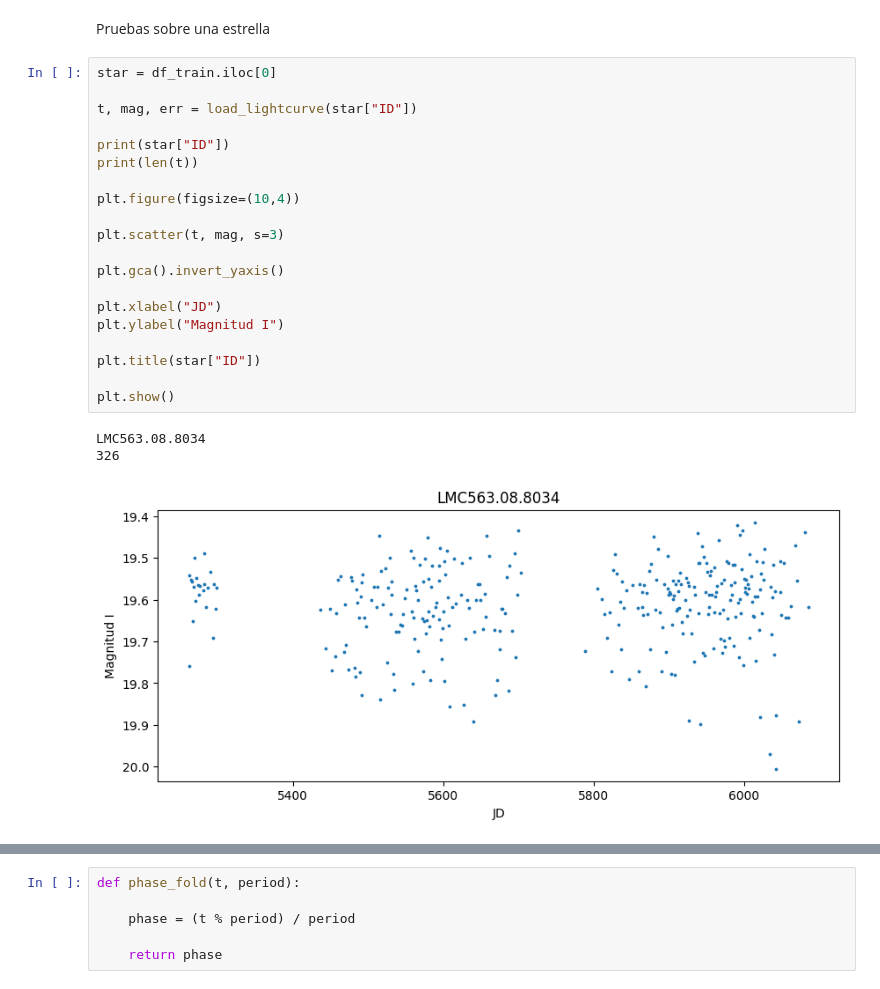
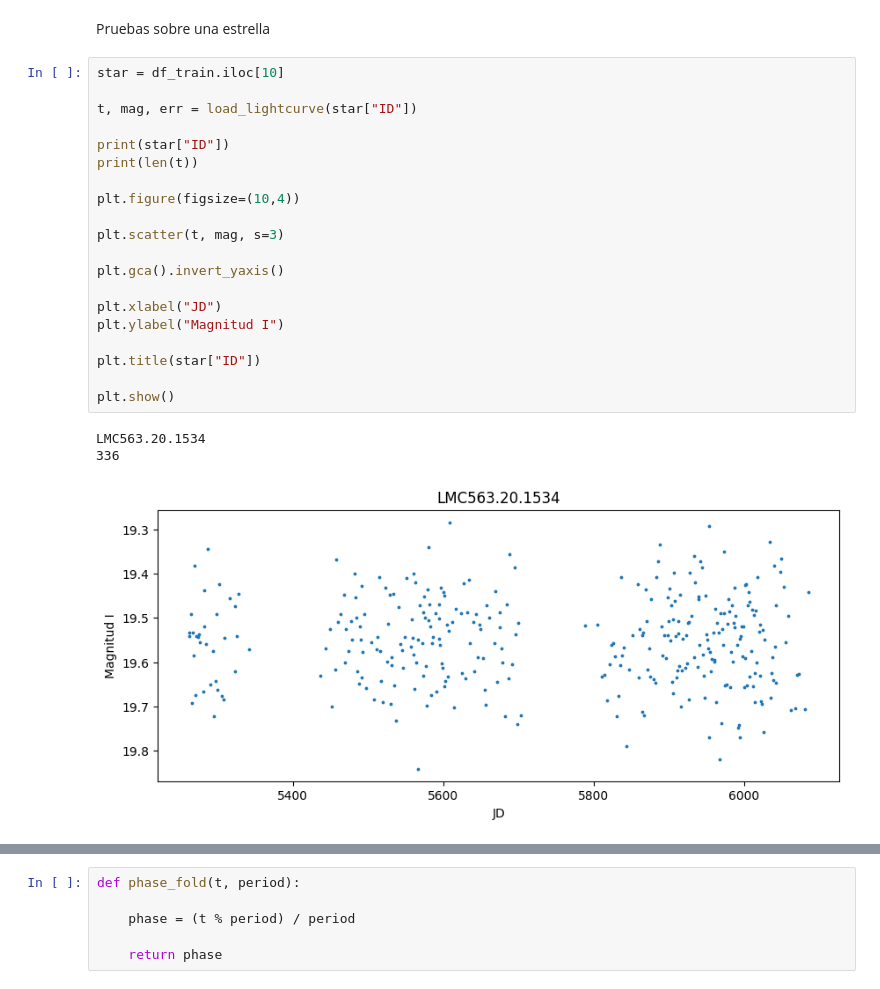
Before and after one commit to Brunelleschk1/Personal-projects, a Jupyter notebook: Proyectos de Astronomía/Laboratorio Final/ehhhh.ipynb, the cells around one changed output, grey strips where cells are left out. Saved outputs shown, nothing was run; the diff lists cells and outputs as text.

```diff
--- a/Proyectos de Astronomía/Laboratorio Final/ehhhh.ipynb
+++ b/Proyectos de Astronomía/Laboratorio Final/ehhhh.ipynb
@@ -575,29 +407,29 @@ def lomb_scargle_period(t,mag,star_type=None,subtype=None,samples_per_peak=10):
 # %% [markdown]
 Pruebas sobre una estrella
 # %%
-star = df_train.iloc[0]
+star = df_train.iloc[10]
 
 t, mag, err = load_lightcurve(star["ID"])
 
 print(star["ID"])
 print(len(t))
 
 plt.figure(figsize=(10,4))
 
 plt.scatter(t, mag, s=3)
 
 plt.gca().invert_yaxis()
 
 plt.xlabel("JD")
 plt.ylabel("Magnitud I")
 
 plt.title(star["ID"])
 
 plt.show()
 # %% [output]
-LMC563.08.8034
-326
+LMC563.20.1534
+336
-[figure, old version]
+[figure, new version]
 # %%
 period_ls, freq, power = lomb_scargle_period(
     t,
```
Also changed, not shown: parts of 18 cells of this notebook.
